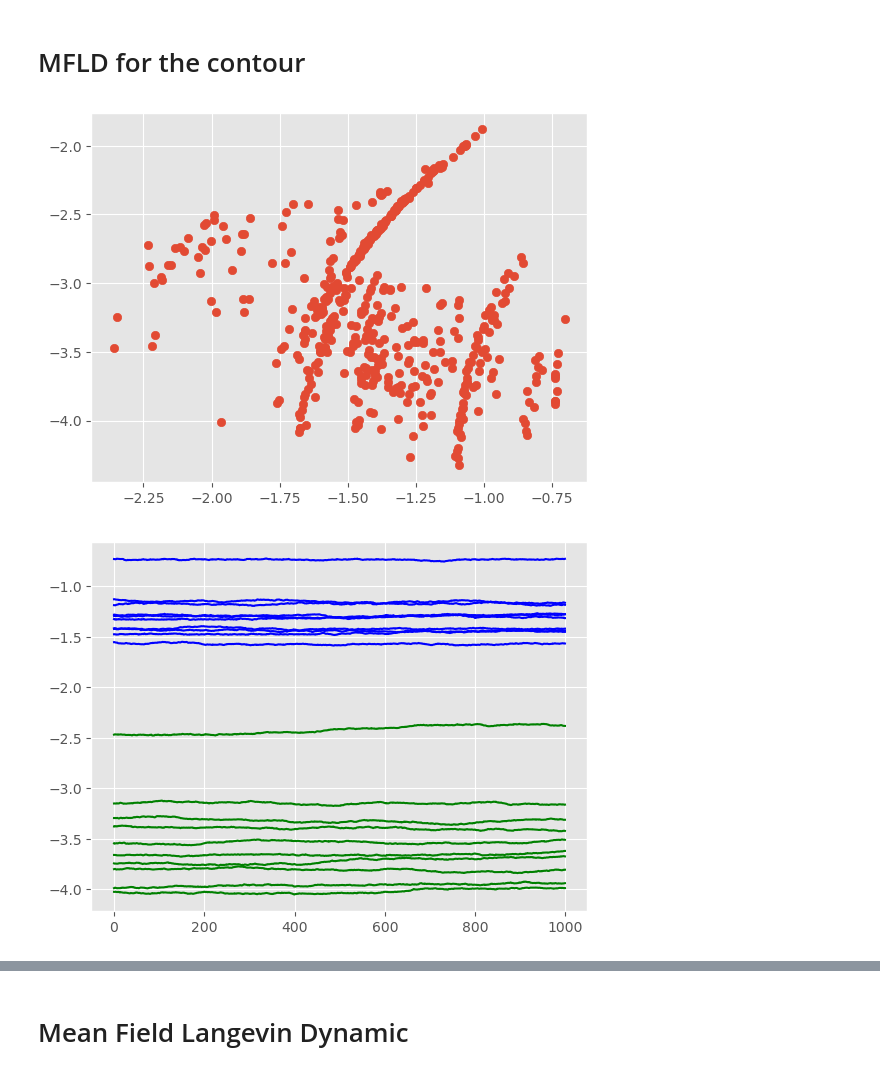
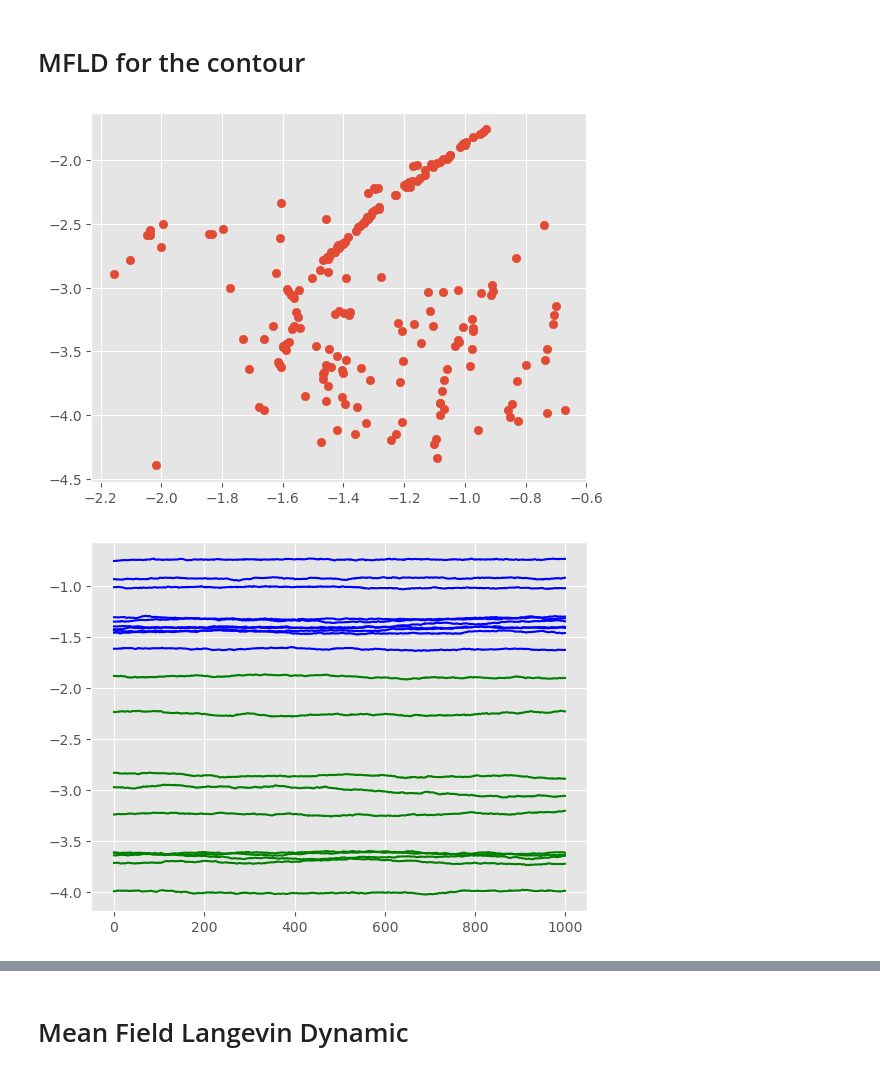
Before and after one commit to congyewang/kgd-code, a Jupyter notebook: pcuq_lotka_volterra.ipynb, the cells around one changed output, grey strips where cells are left out. Saved outputs shown, nothing was run; the diff lists cells and outputs as text; code cells hidden in the pictures.

```diff
--- a/pcuq_lotka_volterra.ipynb
+++ b/pcuq_lotka_volterra.ipynb
@@ -223,8 +223,8 @@ with open("results_pcuq.pkl", "rb") as g:
 # %%
 MFLD = MeanFieldLangevinDynamics(q_0,L,k,gradL=gradL, grad_log_q0=grad_log_q0)
 
-n = 500
-T = 30000
+n = 200
+T = 50000
 eta = 1e-6
 
 params_init = jnp.stack([true_param_vals] * n, 0) - jnp.array([0.5,0.5])
@@ -241,13 +241,13 @@ results_pcuq["MFLD contour"]["X_fin"] = X_fin
 plt.scatter(X_fin[:,0], X_fin[:,1])
 plt.show()
 # %% [output]
-[figure, old version]
+[figure, new version]
 # %%
-plt.plot(all_particles[-1000:, :10, 0],color = "blue")
-plt.plot(all_particles[-1000:, :10, 1],color = "green")
+plt.plot(all_particles[:, :10, 0],color = "blue")
+plt.plot(all_particles[:, :10, 1],color = "green")
 plt.show()
 # %% [output]
-[figure, old version]
+[figure, new version]
 # %%
 F_P = f.F_P(q_0, L)
 k_pq = f.GradientKernel(MFLD.S_PQ,k)
```
Also changed, not shown: parts of 17 cells of this notebook, 5 other files.
